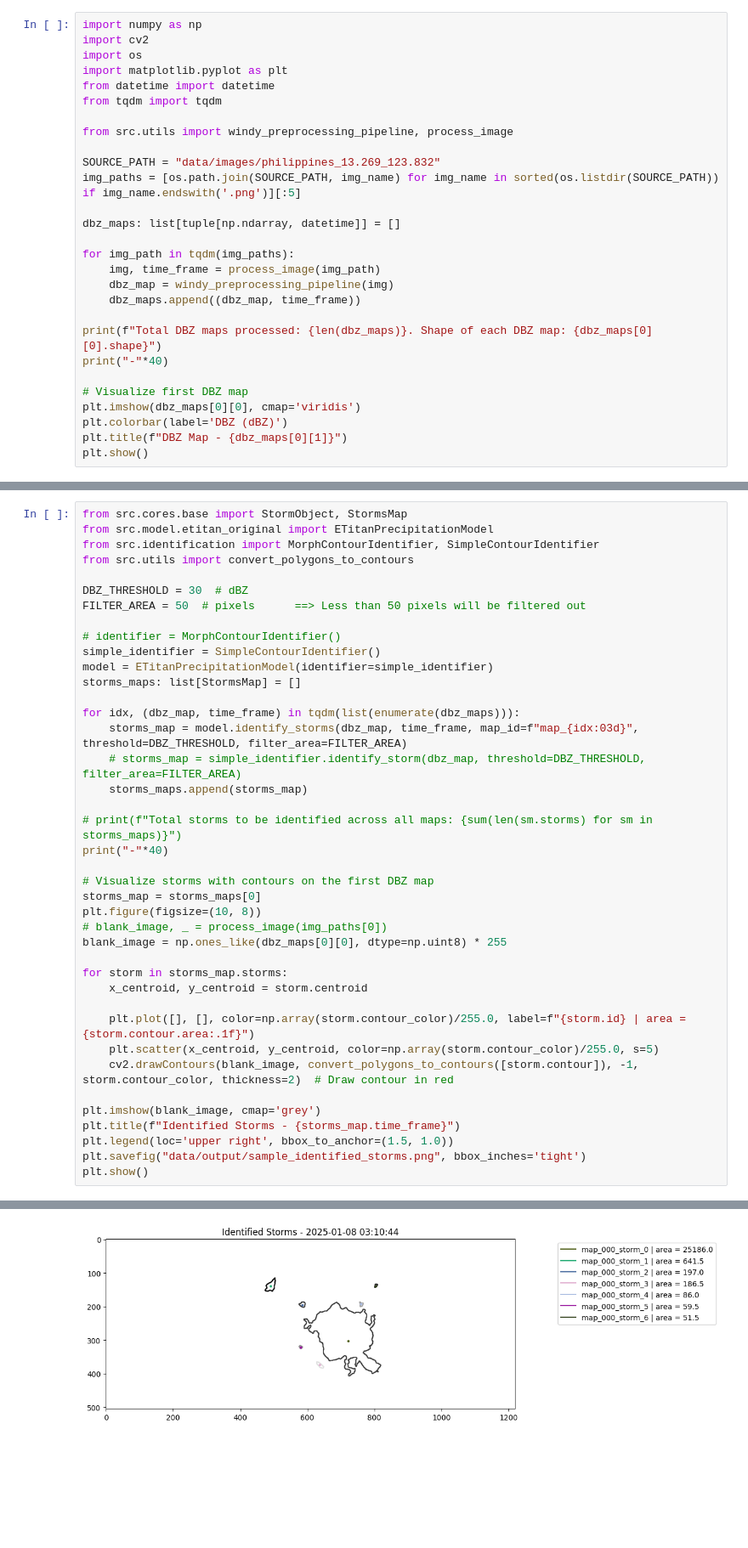
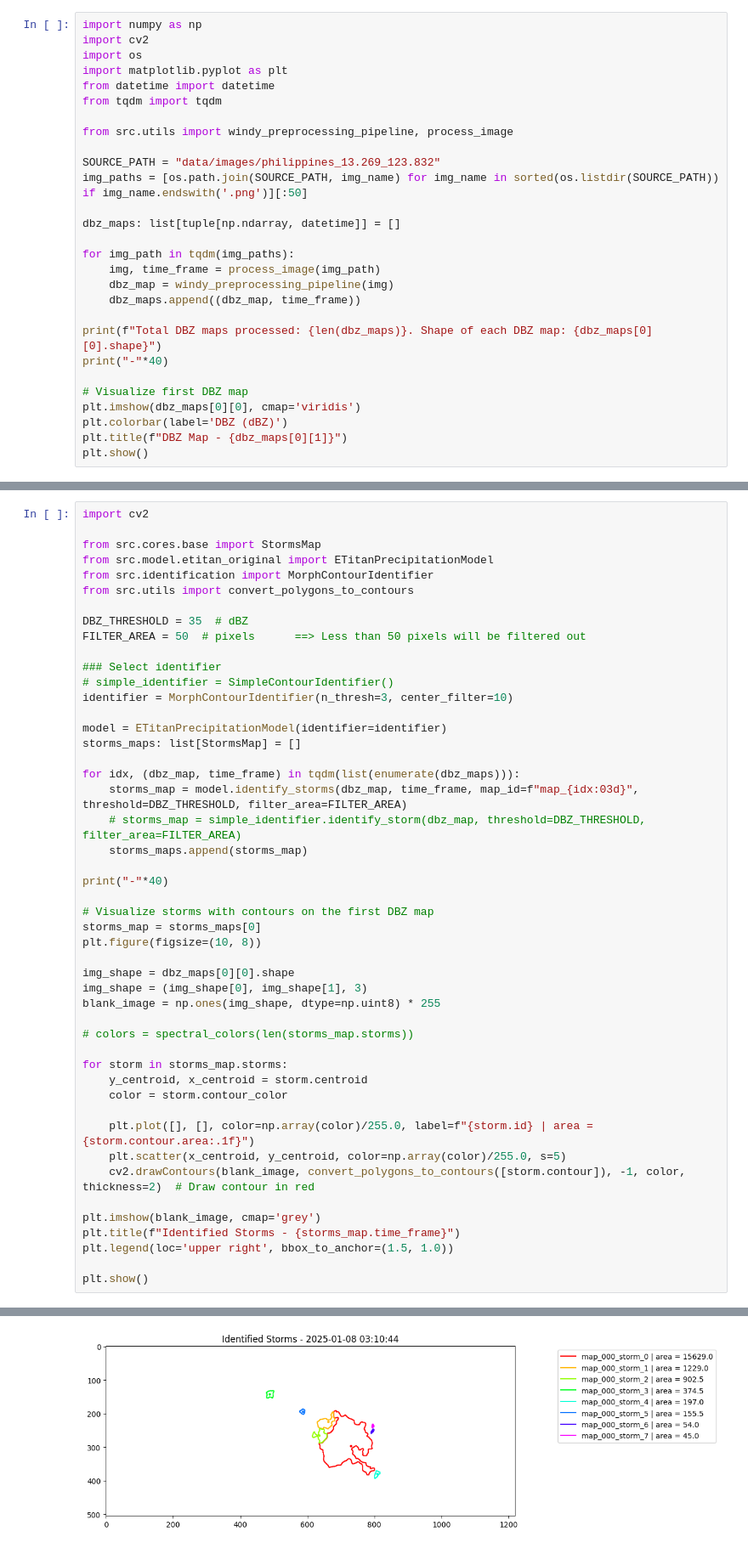
Before and after one commit to trungtranquoc/computer_vision_assignment-thunderstorm_nowcasting, a Jupyter notebook: main.ipynb, the cells around one changed output, grey strips where cells are left out. Shown: that part at 85% size. Saved outputs shown, nothing was run; the diff lists cells and outputs as text; blank space fills up the shorter version.

Commit message:
feat: implement ETITAN

```diff
--- a/main.ipynb
+++ b/main.ipynb
@@ -19,7 +19,7 @@ from tqdm import tqdm
 from src.utils import windy_preprocessing_pipeline, process_image
 
 SOURCE_PATH = "data/images/philippines_13.269_123.832"
-img_paths = [os.path.join(SOURCE_PATH, img_name) for img_name in sorted(os.listdir(SOURCE_PATH)) if img_name.endswith('.png')][:5]
+img_paths = [os.path.join(SOURCE_PATH, img_name) for img_name in sorted(os.listdir(SOURCE_PATH)) if img_name.endswith('.png')][:50]
 
 dbz_maps: list[tuple[np.ndarray, datetime]] = []
 
@@ -45,43 +47,51 @@ Total DBZ maps processed: 5. Shape of each DBZ map: (505, 1220)
 # %%
-from src.cores.base import StormObject, StormsMap
+import cv2
+
+from src.cores.base import StormsMap
 from src.model.etitan_original import ETitanPrecipitationModel
-from src.identification import MorphContourIdentifier, SimpleContourIdentifier
+from src.identification import MorphContourIdentifier
 from src.utils import convert_polygons_to_contours
 
-DBZ_THRESHOLD = 30  # dBZ
+DBZ_THRESHOLD = 35  # dBZ
 FILTER_AREA = 50  # pixels      ==> Less than 50 pixels will be filtered out
 
-# identifier = MorphContourIdentifier()
-simple_identifier = SimpleContourIdentifier()
-model = ETitanPrecipitationModel(identifier=simple_identifier)
+### Select identifier
+# simple_identifier = SimpleContourIdentifier()
+identifier = MorphContourIdentifier(n_thresh=3, center_filter=10)
+
+model = ETitanPrecipitationModel(identifier=identifier)
 storms_maps: list[StormsMap] = []
 
 for idx, (dbz_map, time_frame) in tqdm(list(enumerate(dbz_maps))):
     storms_map = model.identify_storms(dbz_map, time_frame, map_id=f"map_{idx:03d}", threshold=DBZ_THRESHOLD, filter_area=FILTER_AREA)
     # storms_map = simple_identifier.identify_storm(dbz_map, threshold=DBZ_THRESHOLD, filter_area=FILTER_AREA)
     storms_maps.append(storms_map)
 
-# print(f"Total storms to be identified across all maps: {sum(len(sm.storms) for sm in storms_maps)}")
 print("-"*40)
 
 # Visualize storms with contours on the first DBZ map
 storms_map = storms_maps[0]
 plt.figure(figsize=(10, 8))
-# blank_image, _ = process_image(img_paths[0])
-blank_image = np.ones_like(dbz_maps[0][0], dtype=np.uint8) * 255
+
+img_shape = dbz_maps[0][0].shape
+img_shape = (img_shape[0], img_shape[1], 3)
+blank_image = np.ones(img_shape, dtype=np.uint8) * 255
+
+# colors = spectral_colors(len(storms_map.storms))
 
 for storm in storms_map.storms:
-    x_centroid, y_centroid = storm.centroid
+    y_centroid, x_centroid = storm.centroid
+    color = storm.contour_color
 
-    plt.plot([], [], color=np.array(storm.contour_color)/255.0, label=f"{storm.id} | area = {storm.contour.area:.1f}")
-    plt.scatter(x_centroid, y_centroid, color=np.array(storm.contour_color)/255.0, s=5)
-    cv2.drawContours(blank_image, convert_polygons_to_contours([storm.contour]), -1, storm.contour_color, thickness=2)  # Draw contour in red
+    plt.plot([], [], color=np.array(color)/255.0, label=f"{storm.id} | area = {storm.contour.area:.1f}")
+    plt.scatter(x_centroid, y_centroid, color=np.array(color)/255.0, s=5)
+    cv2.drawContours(blank_image, convert_polygons_to_contours([storm.contour]), -1, color, thickness=2)  # Draw contour in red
 
 plt.imshow(blank_image, cmap='grey')
 plt.title(f"Identified Storms - {storms_map.time_frame}")
 plt.legend(loc='upper right', bbox_to_anchor=(1.5, 1.0))
-plt.savefig("data/output/sample_identified_storms.png", bbox_inches='tight')
+
 plt.show()
 # %% [output]
 ----------------------------------------
-[figure, old version]
+[figure, new version]
```
Also changed, not shown: parts of 9 cells of this notebook, 10 other files.
